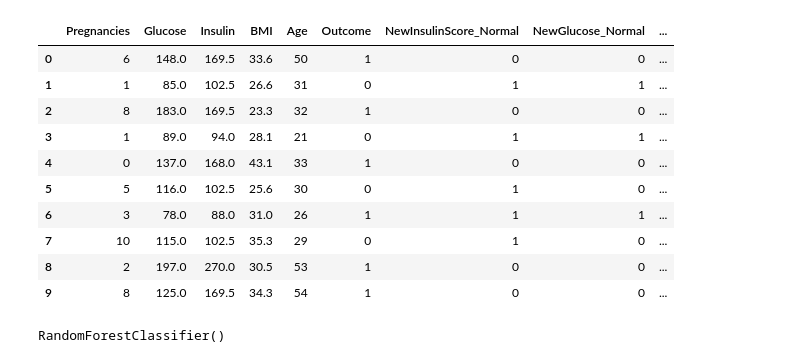
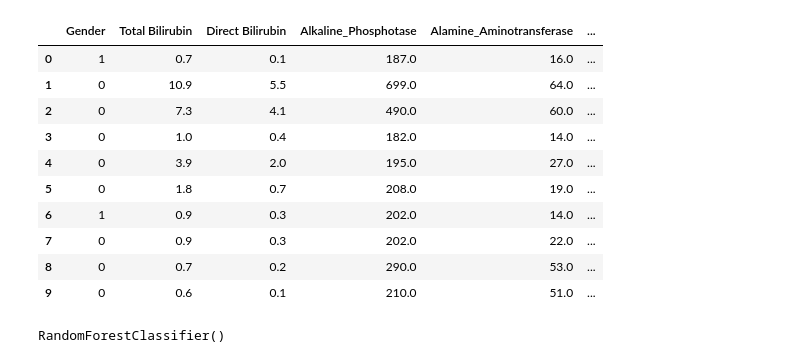
Before and after one commit to Mezutls/Disease-Prediction, a Jupyter notebook: model.ipynb, the cells around one changed output. Cells and saved outputs as stored; diff of their text form; code cells hidden in the pictures.

Commit message:
Replaced manual feature dropping with correlation-based thresholding

```diff
--- a/model.ipynb
+++ b/model.ipynb
@@ -72,0 +178,12 @@ newdf_l = df_l.drop(['Total_Protiens', 'Albumin'], axis=1, inplace=False)
+# %%
+# Your dataset and target column (assuming 'Outcome' is the correct target for the kidney disease dataset)
+data = df_l.copy()  # Make a copy to avoid modifying your original dataset
+target_column = "Result"
+
+# The threshold determined using the iterative process
+final_threshold = 0.1
+
+# Calling the function to drop weakly correlated features
+new_data_l = drop_weak_correlations_with_target(data, target_column, final_threshold)
+
+print(new_data_l.head())  # Display the first few rows of the modified dataset
@@ -77,20 +215,20 @@ def partition(x):
         return 0
     return 1
 
-newdf_l['Gender'] = newdf_l['Gender'].map(partition)
+new_data_l['Gender'] = new_data_l['Gender'].map(partition)
 # %%
-newdf_d.head(10)
+new_data_l.head(10)
 # %% [output]
-|  | Pregnancies | Glucose | Insulin | BMI | Age | Outcome | NewInsulinScore_Normal | NewGlucose_Normal | ... |
-| 0 | 6 | 148.0 | 169.5 | 33.6 | 50 | 1 | 0 | 0 | ... |
-| 1 | 1 | 85.0 | 102.5 | 26.6 | 31 | 0 | 1 | 1 | ... |
-| 2 | 8 | 183.0 | 169.5 | 23.3 | 32 | 1 | 0 | 0 | ... |
-| 3 | 1 | 89.0 | 94.0 | 28.1 | 21 | 0 | 1 | 1 | ... |
-| 4 | 0 | 137.0 | 168.0 | 43.1 | 33 | 1 | 0 | 0 | ... |
-| 5 | 5 | 116.0 | 102.5 | 25.6 | 30 | 0 | 1 | 0 | ... |
-| 6 | 3 | 78.0 | 88.0 | 31.0 | 26 | 1 | 1 | 1 | ... |
-| 7 | 10 | 115.0 | 102.5 | 35.3 | 29 | 0 | 1 | 0 | ... |
-| 8 | 2 | 197.0 | 270.0 | 30.5 | 53 | 1 | 0 | 0 | ... |
-| 9 | 8 | 125.0 | 169.5 | 34.3 | 54 | 1 | 0 | 0 | ... |
+|  | Gender | Total Bilirubin | Direct Bilirubin | Alkaline_Phosphotase | Alamine_Aminotransferase | ... |
+| 0 | 1 | 0.7 | 0.1 | 187.0 | 16.0 | ... |
+| 1 | 0 | 10.9 | 5.5 | 699.0 | 64.0 | ... |
+| 2 | 0 | 7.3 | 4.1 | 490.0 | 60.0 | ... |
+| 3 | 0 | 1.0 | 0.4 | 182.0 | 14.0 | ... |
+| 4 | 0 | 3.9 | 2.0 | 195.0 | 27.0 | ... |
+| 5 | 0 | 1.8 | 0.7 | 208.0 | 19.0 | ... |
+| 6 | 1 | 0.9 | 0.3 | 202.0 | 14.0 | ... |
+| 7 | 0 | 0.9 | 0.3 | 202.0 | 22.0 | ... |
+| 8 | 0 | 0.7 | 0.2 | 290.0 | 53.0 | ... |
+| 9 | 0 | 0.6 | 0.1 | 210.0 | 51.0 | ... |
 # %%
 # Split the data into training and testing sets
```
Also changed, not shown: parts of 21 cells of this notebook.
